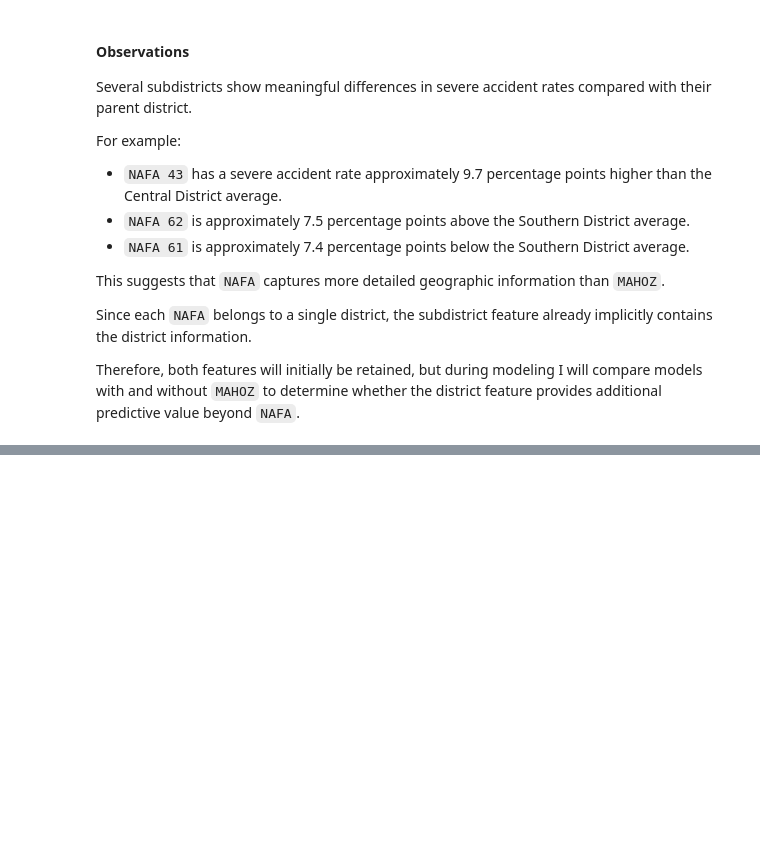
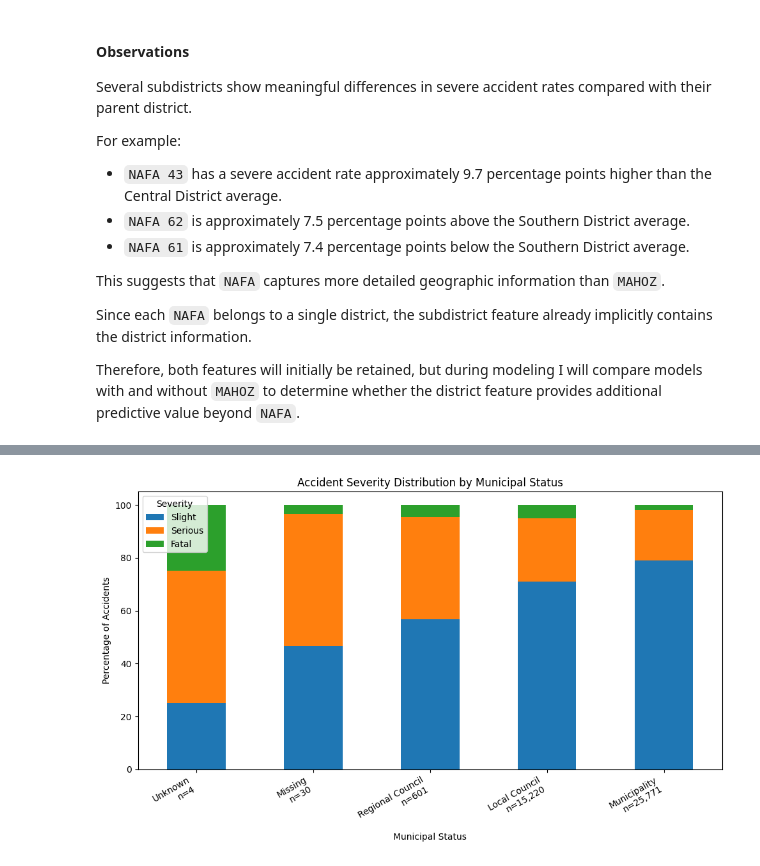
Before and after one commit to DavidCo1/israel-road-accident-severity-ml, a Jupyter notebook: notebooks/01_eda.ipynb, the cells around one changed output, grey strips where cells are left out. Saved outputs shown, nothing was run; the diff lists cells and outputs as text; code cells hidden in the pictures; blank space fills up the shorter version.

```diff
--- a/notebooks/01_eda.ipynb
+++ b/notebooks/01_eda.ipynb
@@ -2609,0 +2969,21 @@ Therefore, both features will initially be retained, but during modeling I will
+# %%
+def map_municipal_status(value):
+    if pd.isna(value):
+        return "Missing"
+
+    if value == 0:
+        return "Municipality"
+
+    if value == 99:
+        return "Local Council"
+
+    if 1 <= value <= 78:
+        return "Regional Council"
+
+    return "Unknown"
+
+
+train_df["MUNICIPAL_STATUS"] = (
+    train_df["MAAMAD_MINIZIPALI"]
+    .map(map_municipal_status)
+)
@@ -2609,0 +3003,8 @@ Therefore, both features will initially be retained, but during modeling I will
+# %%
+plot_severity_by_feature(
+    train_df,
+    "MUNICIPAL_STATUS",
+    "Municipal Status"
+)
+# %% [output]
+[figure, added]
```
Also changed, not shown: parts of 33 cells of this notebook.
